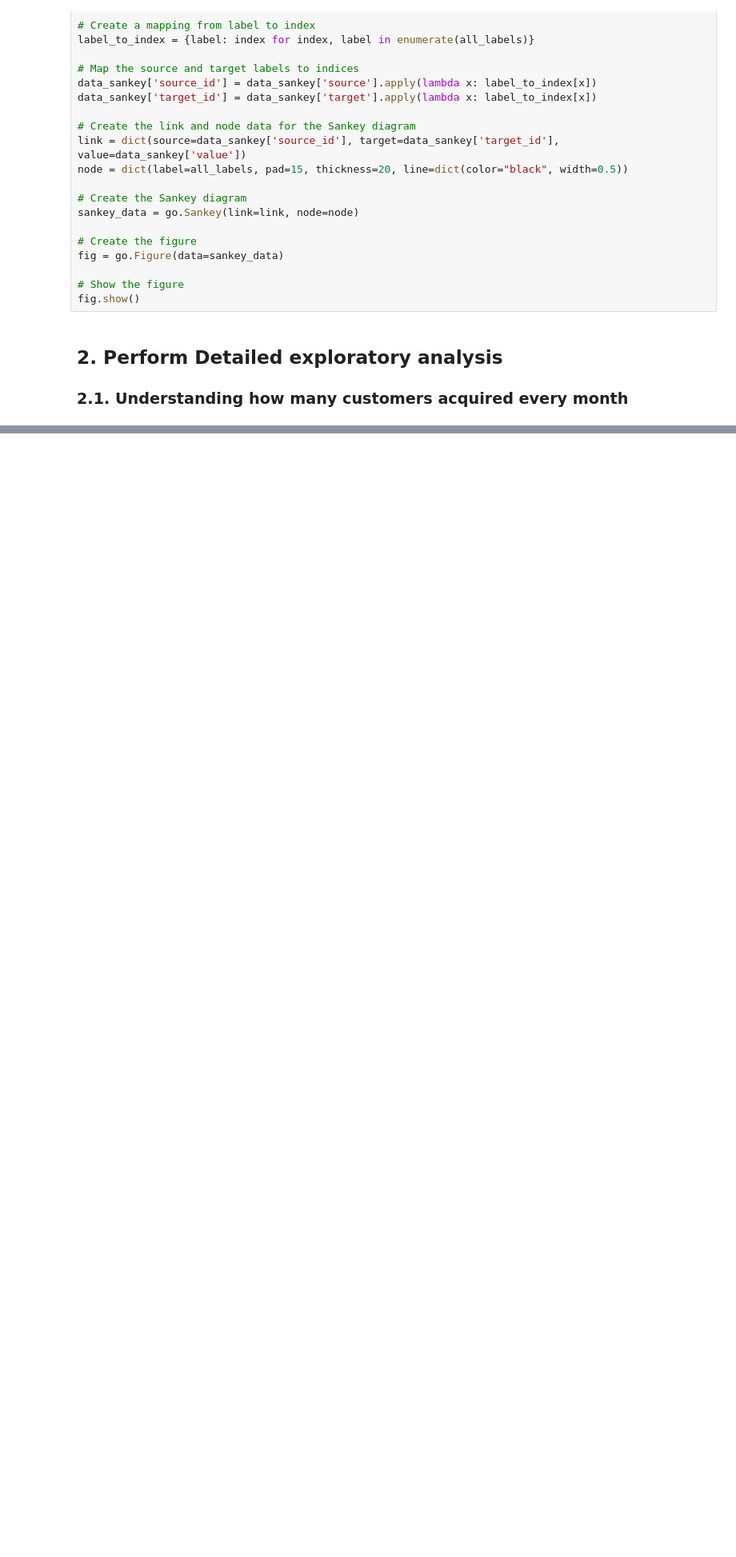
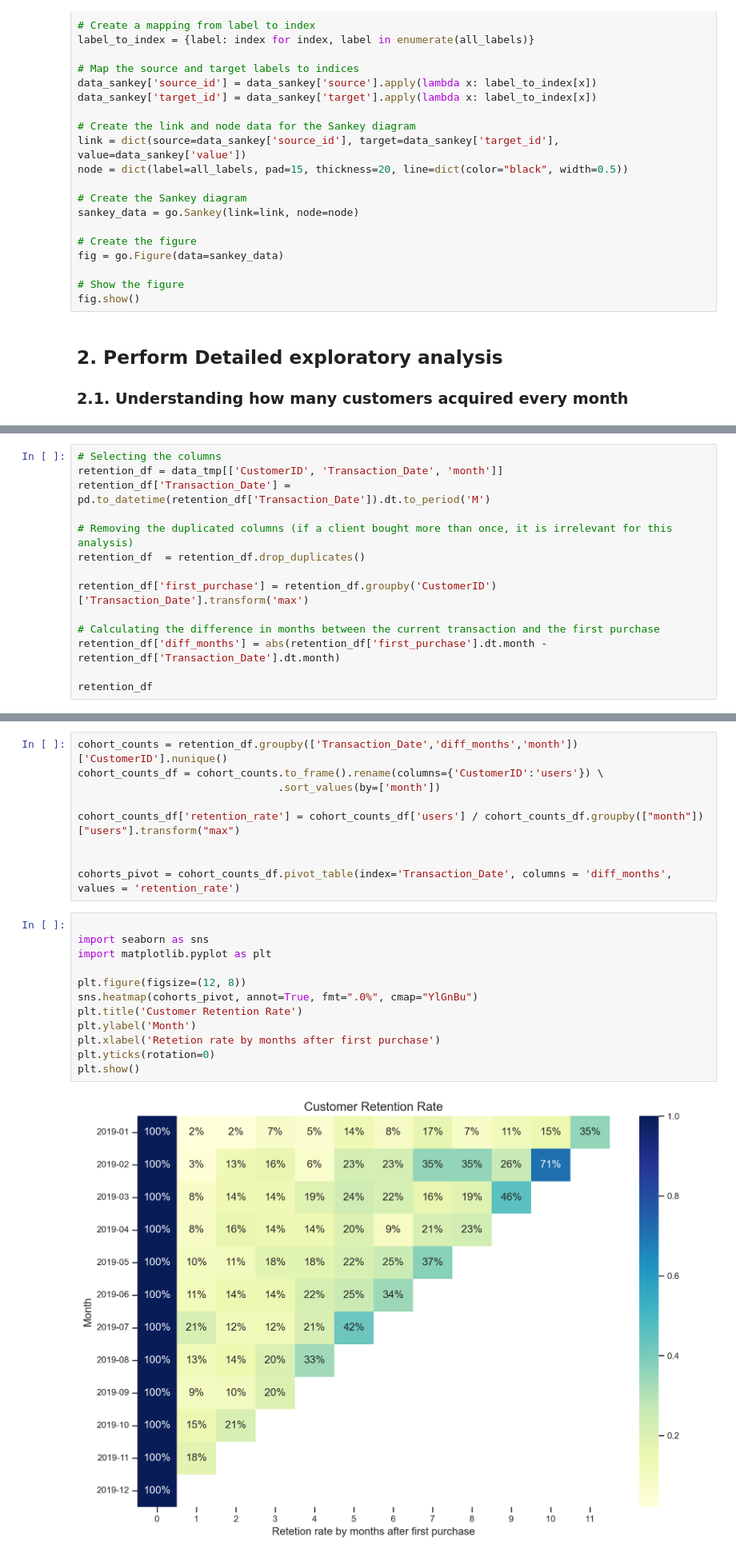
Before and after one commit to mateusengq/MKT-INSIGHTS-ECOMMERCE, a Jupyter notebook: Business_Questions.ipynb, the cells around one changed output, grey strips where cells are left out. Shown at 80% size. Drawn from its saved outputs; the diff is of its cells as text; blank space fills up the shorter version.

```diff
--- a/Business_Questions.ipynb
+++ b/Business_Questions.ipynb
@@ -301,0 +423,14 @@ fig.show()
+# %%
+# Selecting the columns
+retention_df = data_tmp[['CustomerID', 'Transaction_Date', 'month']]
+retention_df['Transaction_Date'] = pd.to_datetime(retention_df['Transaction_Date']).dt.to_period('M')
+
+# Removing the duplicated columns (if a client bought more than once, it is irrelevant for this analysis)
+retention_df  = retention_df.drop_duplicates()
+
+retention_df['first_purchase'] = retention_df.groupby('CustomerID')['Transaction_Date'].transform('max')
+
+# Calculating the difference in months between the current transaction and the first purchase
+retention_df['diff_months'] = abs(retention_df['first_purchase'].dt.month - retention_df['Transaction_Date'].dt.month)
+
+retention_df
@@ -301,0 +453,23 @@ fig.show()
+# %%
+cohort_counts = retention_df.groupby(['Transaction_Date','diff_months','month'])['CustomerID'].nunique()
+cohort_counts_df = cohort_counts.to_frame().rename(columns={'CustomerID':'users'}) \
+                                .sort_values(by=['month'])
+
+cohort_counts_df['retention_rate'] = cohort_counts_df['users'] / cohort_counts_df.groupby(["month"])["users"].transform("max")
+
+
+cohorts_pivot = cohort_counts_df.pivot_table(index='Transaction_Date', columns = 'diff_months', values = 'retention_rate')
+# %%
+
+import seaborn as sns
+import matplotlib.pyplot as plt
+
+plt.figure(figsize=(12, 8))
+sns.heatmap(cohorts_pivot, annot=True, fmt=".0%", cmap="YlGnBu")
+plt.title('Customer Retention Rate')
+plt.ylabel('Month')
+plt.xlabel('Retetion rate by months after first purchase')
+plt.yticks(rotation=0)
+plt.show()
+# %% [output]
+[figure, added]
```
Also changed, not shown: parts of 16 cells of this notebook, 2 other files.
